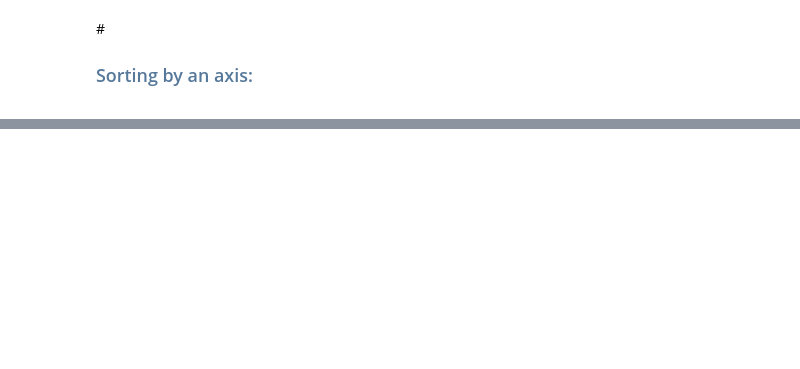
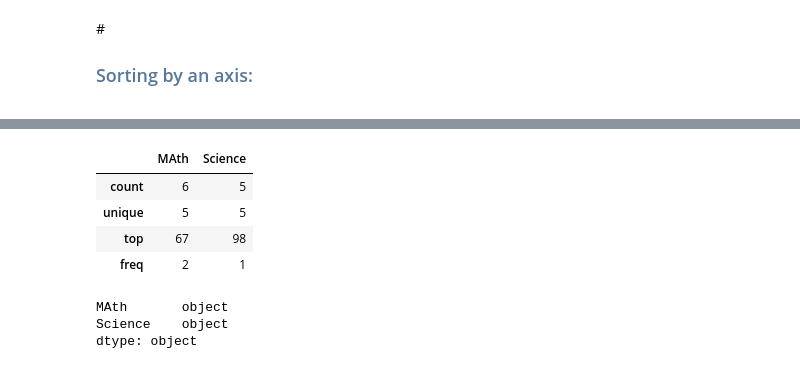
Before and after one commit to kirtibajaj/DataScience, a Jupyter notebook: PAndas_Intro.ipynb, the cells around one changed output, grey strips where cells are left out. Drawn from its saved outputs; the diff is of its cells as text; code cells hidden in the pictures; blank space fills up the shorter version.

```diff
--- a/Untitled.ipynb
+++ b/PAndas_Intro.ipynb
@@ -381,0 +418,14 @@ df.sort_index(axis=1,ascending=False)
+# %%
+k1.describe()
+# %% [output]
+|  | MAth | Science |
+| count | 6 | 5 |
+| unique | 5 | 5 |
+| top | 67 | 98 |
+| freq | 2 | 1 |
+# %%
+k1.dtypes
+# %% [output]
+MAth       object
+Science    object
+dtype: object
```
Also changed, not shown: parts of 19 cells of this notebook, 1 other file.
